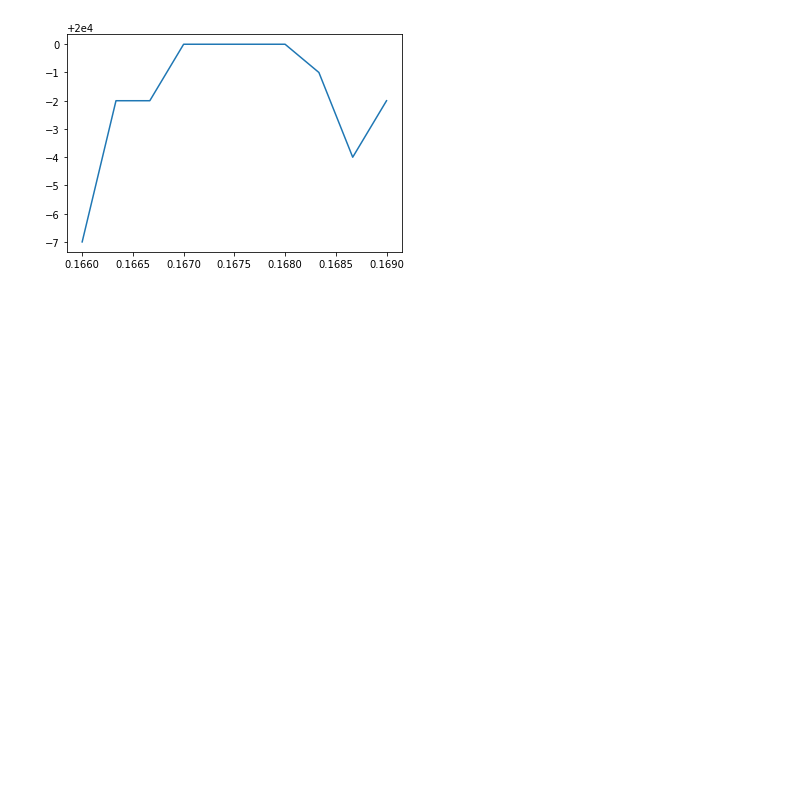
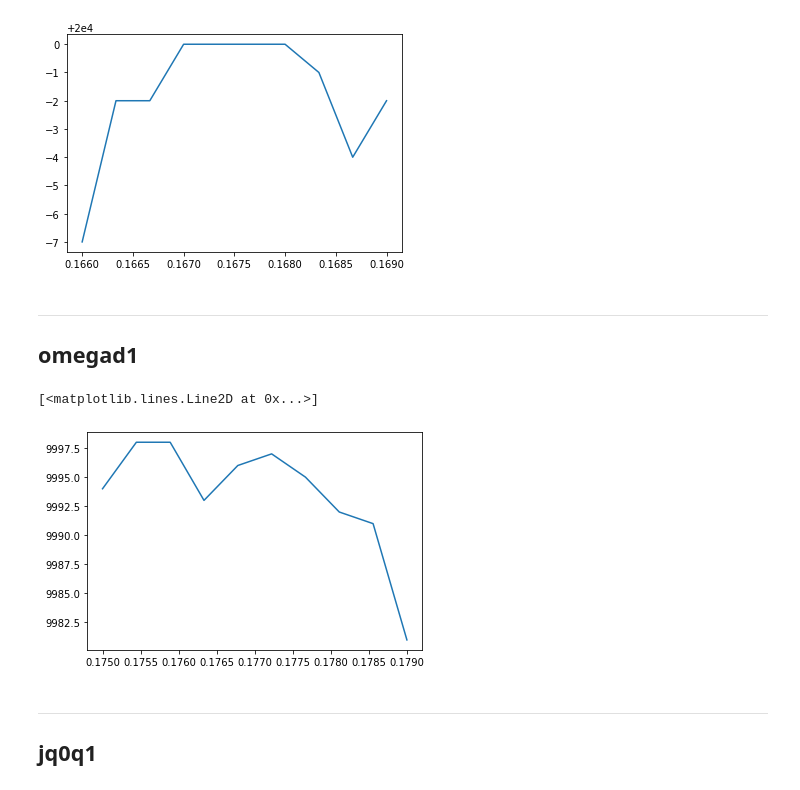
Before and after one commit to singular-value/optimizations_via_openpulse, a Jupyter notebook: ReverseEngineerAlmadenParameters.ipynb, the cells around one changed output. Saved outputs shown, nothing was run; the diff lists cells and outputs as text; code cells hidden in the pictures; blank space fills up the shorter version.

Commit message:
Also figured out omegad1 and jq0q1

```diff
--- a/ReverseEngineerAlmadenParameters.ipynb
+++ b/ReverseEngineerAlmadenParameters.ipynb
@@ -71,33 +71,6 @@ measure = cmd_def.get('measure', qubits=backend_real.configuration().meas_map[0]
 schedule = cmd_def.get('x', qubits=[0])
 schedule |= measure << schedule.duration
 schedules = [schedule]
-# %%
-#qubit to use for exeperiment
-qubit = 0
-# exp configuration
-exps = 161
-shots = 512
-
-# Rabi pulse
-drive_amps = np.linspace(0, 0.9, exps)
-drive_samples = 512
-drive_sigma = 32
-
-# Create schedule
-schedules = []
-for ii, drive_amp in enumerate(drive_amps):
-    # drive pulse
-    rabi_pulse = pulse_lib.gaussian(duration=drive_samples,
-                                    amp=drive_amp,
-                                    sigma=drive_sigma, name='rabi_pulse_%d' % ii)
-
-    # add commands to schedule
-    schedule = pulse.Schedule(name='rabi_exp_amp_%s' % drive_amp)
-
-    schedule += rabi_pulse(system.qubits[qubit].drive)
-    schedule |= measure << schedule.duration
-
-    schedules.append(schedule)
 # %% [markdown]
 ### Design the Hamiltonian
 # %% [markdown]
@@ -170,0 +142,24 @@ omegad0 = 0.1675
+# %%
+back_config['hamiltonian']['vars']['omegad0'] = 0.1675
+# %% [markdown]
+-----
+## omegad1
+# %%
+schedule = cmd_def.get('x', qubits=[1])
+schedule |= measure << schedule.duration
+schedules = [schedule]
+# %%
+counts = []
+omegad1s = np.linspace(0.175, 0.179, 10)
+for omegad1 in omegad1s:
+    back_config['hamiltonian']['vars']['omegad1'] = omegad1
+    rabi_qobj = assemble(schedules, backend_real,
+                         qubit_lo_freq = [evals[1]/2/np.pi, evals[2]/2/np.pi],
+                         shots=10000, sim_config = back_config)
+    sim_result = backend_sim.run(rabi_qobj).result()
+    counts.append(sim_result.get_counts().get('00000000000000000010', 0))
+# %%
+plt.plot(omegad1s, counts)
+# %% [output]
+[<matplotlib.lines.Line2D at 0x...>]
+[figure, added]
@@ -170,0 +168,3 @@ omegad0 = 0.1675
+# %% [markdown]
+----
+## jq0q1
```
Also changed, not shown: parts of 8 cells of this notebook.
